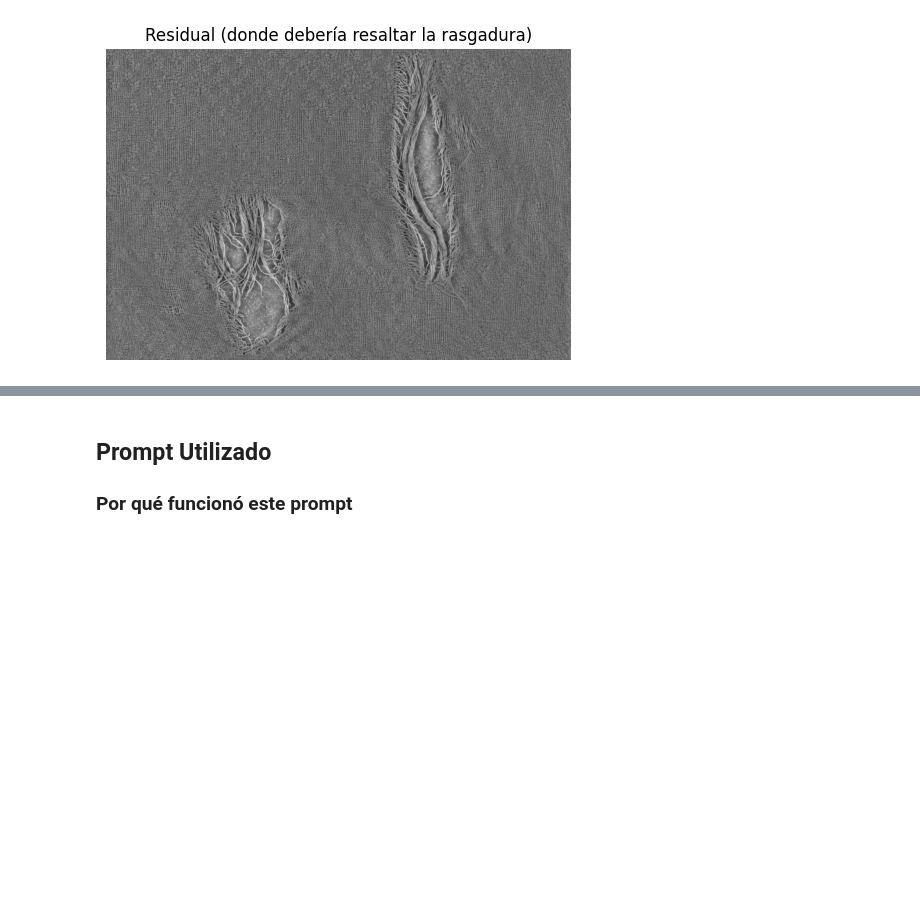
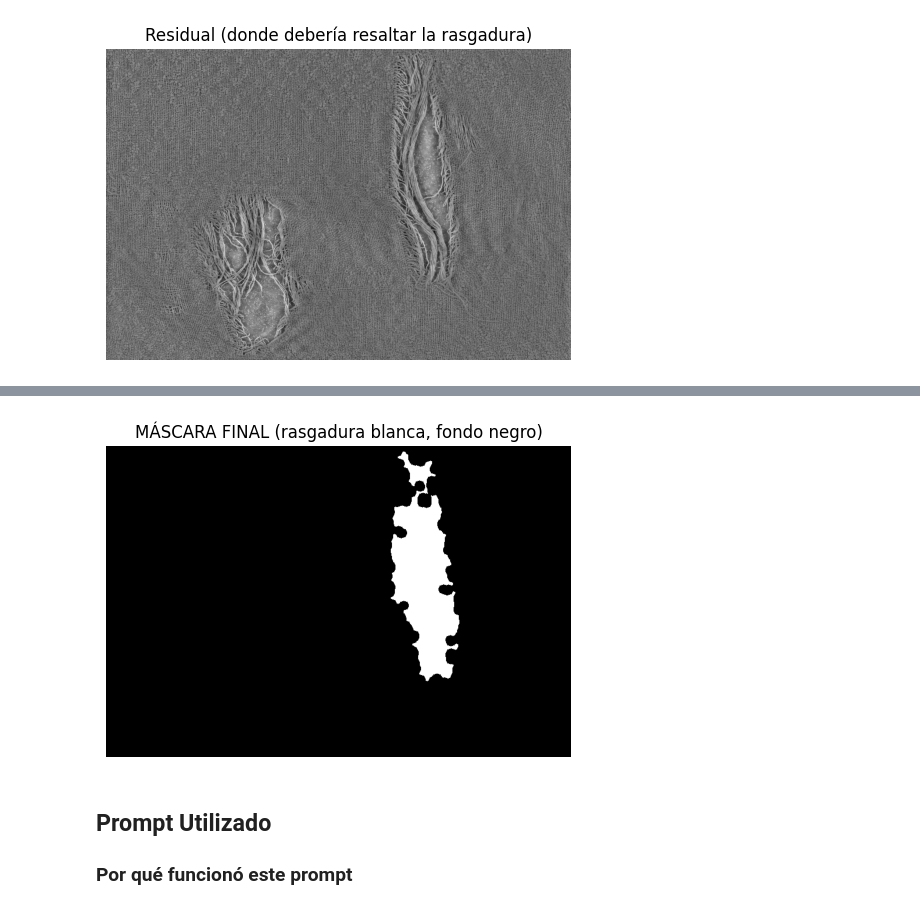
Before and after one commit to paulabaal12/LAB2-VCP, a Jupyter notebook: main.ipynb, the cells around one changed output, grey strips where cells are left out. Saved outputs shown, nothing was run; the diff lists cells and outputs as text; code cells hidden in the pictures; blank space fills up the shorter version.

```diff
--- a/main.ipynb
+++ b/main.ipynb
@@ -119,3 +155,15 @@ show(residual, "Residual (donde debería resaltar la rasgadura)")
+# %%
+# Componente conectado más grande
+num_labels, labels, stats, _ = cv2.connectedComponentsWithStats(mask_filled, connectivity=8)
+if num_labels > 1:
+    largest = 1 + np.argmax(stats[1:, cv2.CC_STAT_AREA])
+    final_mask = np.where(labels == largest, 255, 0).astype(np.uint8)
+else:
+    final_mask = mask_filled
+
+show(final_mask, "MÁSCARA FINAL (rasgadura blanca, fondo negro)")
+# %% [output]
+[figure, added]
 # %% [markdown]
 ## **Prompt Utilizado**
 
```
Also changed, not shown: parts of 4 cells of this notebook.
